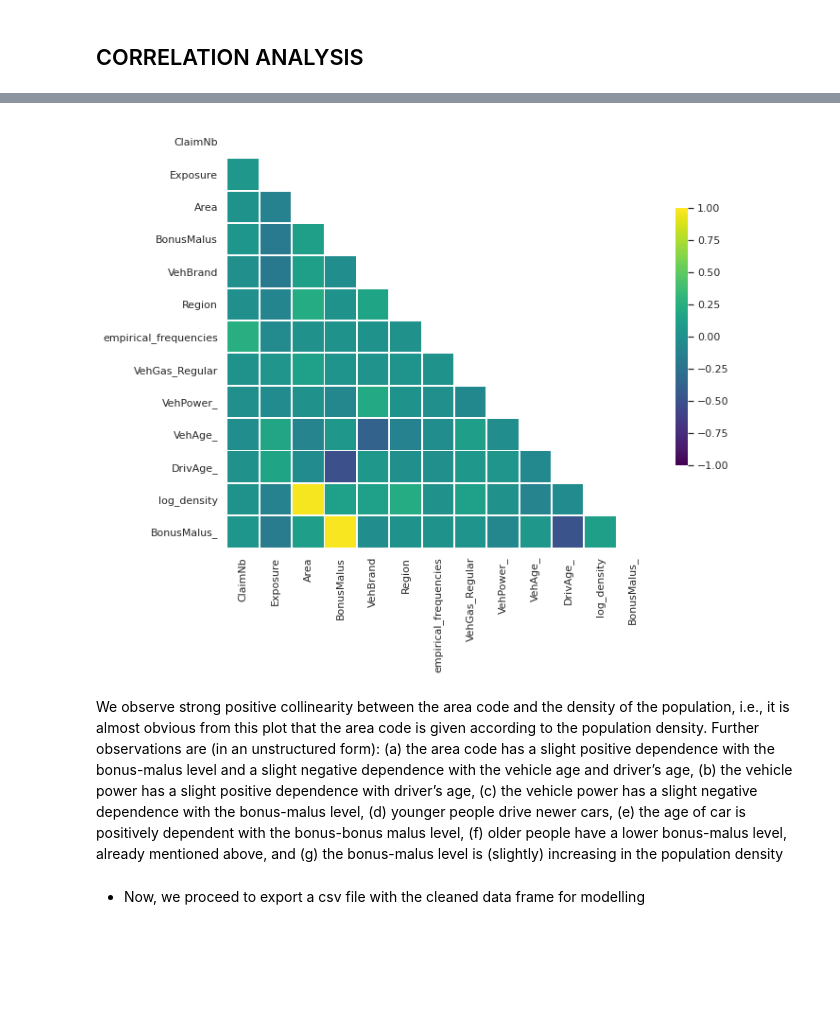
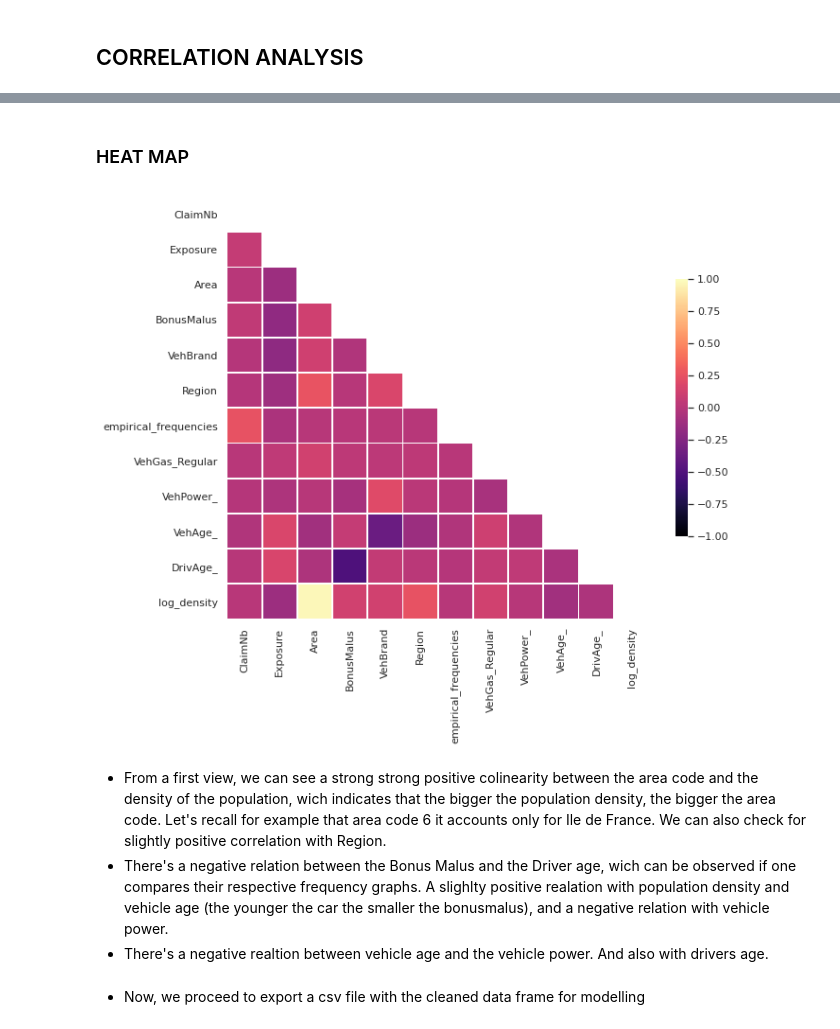
Before and after one commit to JulianTrufero/Claims-Frequency-Predicitons, a Jupyter notebook: Notebooks/claims_data.ipynb, the cells around one changed output, grey strips where cells are left out. Saved outputs shown, nothing was run; the diff lists cells and outputs as text; code cells hidden in the pictures; blank space fills up the shorter version.

```diff
--- a/Notebooks/claims_data.ipynb
+++ b/Notebooks/claims_data.ipynb
@@ -228,13 +228,13 @@ new_regions = {'Rhône_Alpes': 'Auvergne-Rhône-Alpes',
                'Corse': 'Corse',
                'Île_de_France': 'Île-de-France',
                'Pays_de_la_Loire': 'Pays de la Loire',
-               'Provence-Alpes_Côte d´Azur':"Provence-Alpes-Côte d´Azur"}
+               'Provence-Alpes_Côte d´Azur':"Provence-Alpes-Côte d'Azur"}
 # %%
 claimsdf['Region'] = claimsdf.Region.map(new_regions)
 # %%
 dic_region = {'Auvergne-Rhône-Alpes': 1, 'Bourgogne-Franche-Comté': 2, 'Centre-Val de Loire': 3, 'Grand Est': 4,
                'Hauts-de-France': 5, 'Normandie': 6, 'Nouvelle-Aquitaine': 7, 'Occitanie': 8, 'Bretagne': 9,
-               'Corse': 10, 'Île-de-France': 11, 'Pays de la Loire': 12, 'Provence-Alpes-Côte d´Azur': 13}
+               'Corse': 10, 'Île-de-France': 11, 'Pays de la Loire': 12, "Provence-Alpes-Côte d'Azur": 13}
 # %%
 claimsdf['Region'] = claimsdf.Region.map(dic_region)
 # %% [markdown]
@@ -525,5 +525,7 @@ fig.savefig("bonusmalus_counts_empfreq.png");
 [figure]
 # %% [markdown]
 - It's clear by the countplot that most of the exposures have good scores "Bouns"The Bonus Malus score seems to have a clear trend with respect to the observed frequency. It makes sense that better scores accounts for smaller frequencies.
+# %%
+claimsdf.drop(columns='BonusMalus_', inplace=True)
 # %% [markdown]
 ## CORRELATION ANALYSIS
@@ -548,28 +551,26 @@ correlations
+# %% [markdown]
+### HEAT MAP
 # %%
 fig, ax = plt.subplots(figsize=(10,10))
 mask = np.triu(np.ones_like(correlations, dtype=bool))
 color_map = sns.diverging_palette(0, 10, as_cmap=True)
 sns.heatmap(correlations,
-            cmap="viridis",
+            cmap="magma",
             mask=mask,
             vmax=1,
             vmin=-1,
             square=True,
             linewidth=.8,
             cbar_kws={"shrink": .5},
             ax=ax
 )
 fig.savefig("correlations.png");
 # %% [output]
-[figure, old version]
+[figure, new version]
-# %% [markdown]
-We observe strong positive collinearity between the area code and the density of the population, i.e., it is almost obvious from this plot that the area code is given according to the population density. Further observations are (in an unstructured form): (a) the area code has a slight positive dependence with the bonus-malus level and a slight
-negative dependence with the vehicle age and driver’s age, (b) the vehicle power has a slight
-positive dependence with driver’s age, (c) the vehicle power has a slight negative dependence
-with the bonus-malus level, (d) younger people drive newer cars, (e) the age of car is positively
-dependent with the bonus-bonus malus level, (f) older people have a lower bonus-malus level,
-already mentioned above, and (g) the bonus-malus level is (slightly) increasing in the population
-density
+# %% [markdown]
+- From a first view, we can see a strong strong positive colinearity between the area code and the density of the population, wich indicates that the bigger the population density, the bigger the area code. Let's recall for example that area code 6 it accounts only for Ile de France. We can also check for slightly positive correlation with Region.
+- There's a negative relation between the Bonus Malus and the Driver age, wich can be observed if one compares their respective frequency graphs. A slighlty positive realation with population density and vehicle age (the younger the car the smaller the bonusmalus), and a negative relation with vehicle power.
+- There's a negative realtion between vehicle age and the vehicle power. And also with drivers age.
 # %% [markdown]
 - Now, we proceed to export a csv file with the cleaned data frame for modelling
 # %%
```
Also changed, not shown: parts of 8 cells of this notebook, 4 other files.
